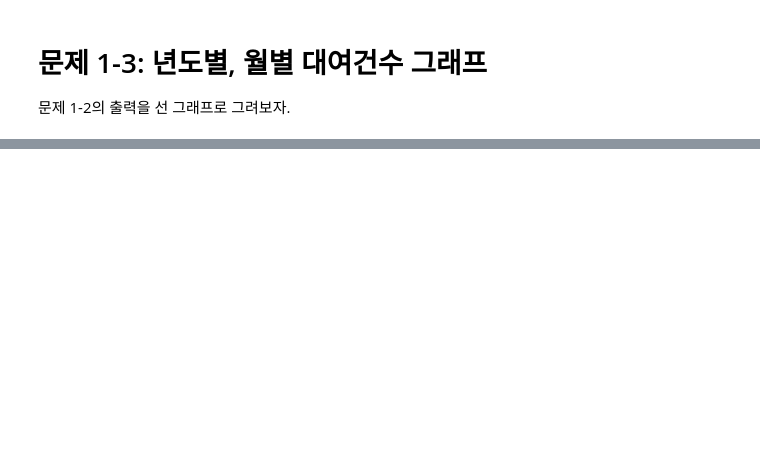
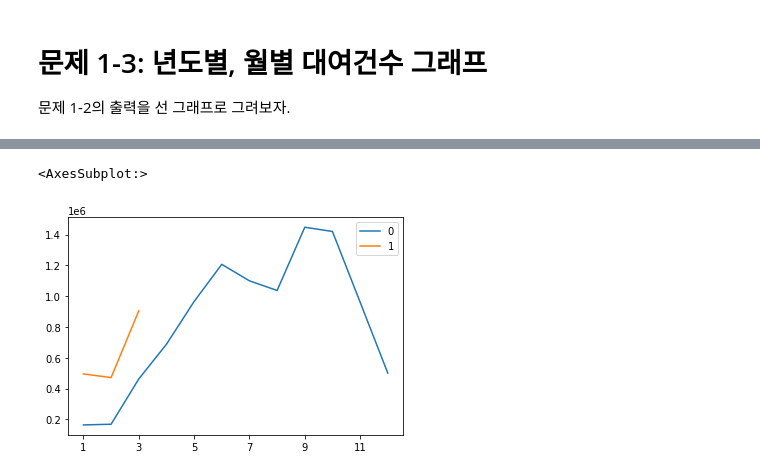
Before and after one commit to 201511080/s, a Jupyter notebook: homework_6.ipynb, the cells around one changed output, grey strips where cells are left out. Saved outputs shown, nothing was run; the diff lists cells and outputs as text; code cells hidden in the pictures; blank space fills up the shorter version.

```diff
--- a/homework_6.ipynb
+++ b/homework_6.ipynb
@@ -149,12 +168,12 @@ from pyspark.sql import functions as F
 
 bicycleDataFrame2 = _bicycle\
 .withColumn("formattedDate", F.to_date(F.col("date"), "yyyy-MM-d"))\
+.withColumn('year', year("date"))\
+.withColumn('month', F.month("date"))\
 .withColumn('year/month', F.date_format(F.col("date") ,"yyyy-MM"))
 
-bicycleGroupByYearMonthDF = bicycleDataFrame2\
-.groupBy("year/month")\
-.agg({"count": "sum"})\
-.orderBy("year/month")
 
-bicycleGroupByYearMonthDF.show()
+bicycleDataFrame2 = bicycleDataFrame2.withColumn('quarter', quarter_udf("month"))\
+
+bicycleDataFrame2.printSchema()
 # %% [output]
@@ -181,3 +312,18 @@ bicycleGroupByYearMonthDF.show()
 # 문제 1-3: 년도별, 월별 대여건수 그래프
 
 문제 1-2의 출력을 선 그래프로 그려보자.
+# %%
+
+bicycleDataFrame3 = _bicycle\
+.withColumn("formattedDate", F.to_date(F.col("date"), "yyyy-MM-d"))\
+.withColumn('year', year("date"))\
+.withColumn('month', F.month("date"))\
+.withColumn('year/month', F.date_format(F.col("date") ,"yyyy-MM"))
+
+
+bicycleDataFrame3 = bicycleDataFrame2.withColumn('quarter', quarter_udf("month"))\
+
+
+sumMonthly = bicycleDataFrame3.groupBy('year').pivot('month').agg({'count': 'sum'})
+# %%
+pdf = sumMonthly.toPandas()
@@ -183,0 +336,4 @@ bicycleGroupByYearMonthDF.show()
+# %%
+# transpose 바꾸어 놓다
+# drop
+my = pdf.drop('year', 1).transpose()
@@ -183,0 +356,5 @@ bicycleGroupByYearMonthDF.show()
+# %%
+my.plot(kind='line')
+# %% [output]
+<AxesSubplot:>
+[figure, added]
```
Also changed, not shown: parts of 20 cells of this notebook, 2 other files.
